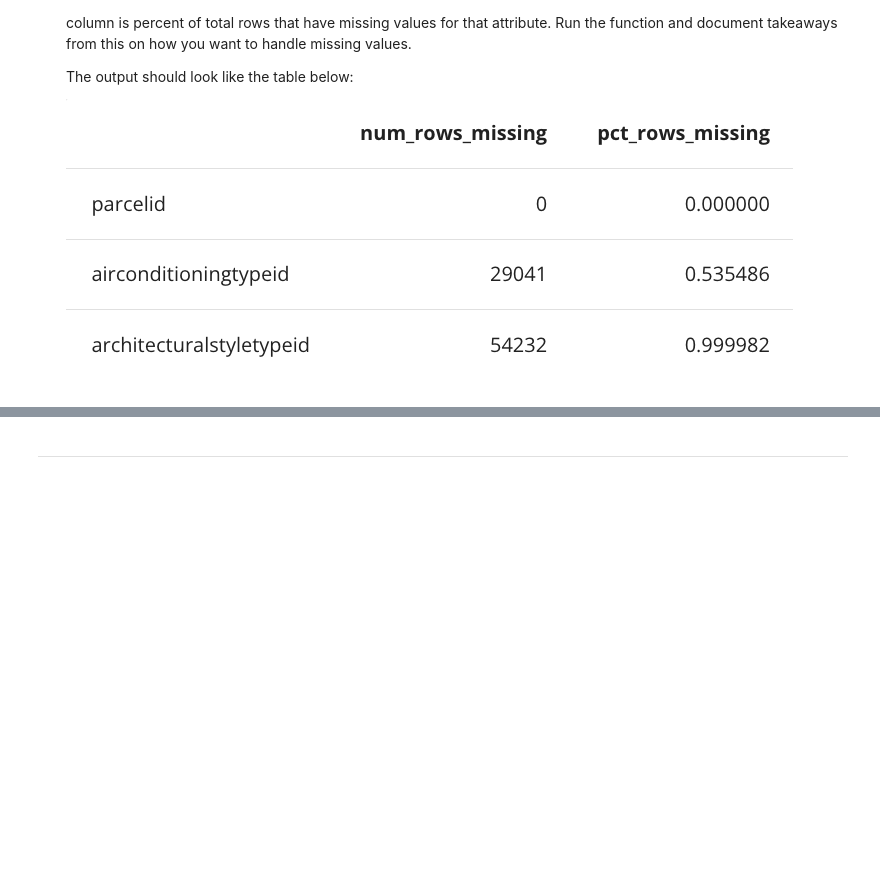
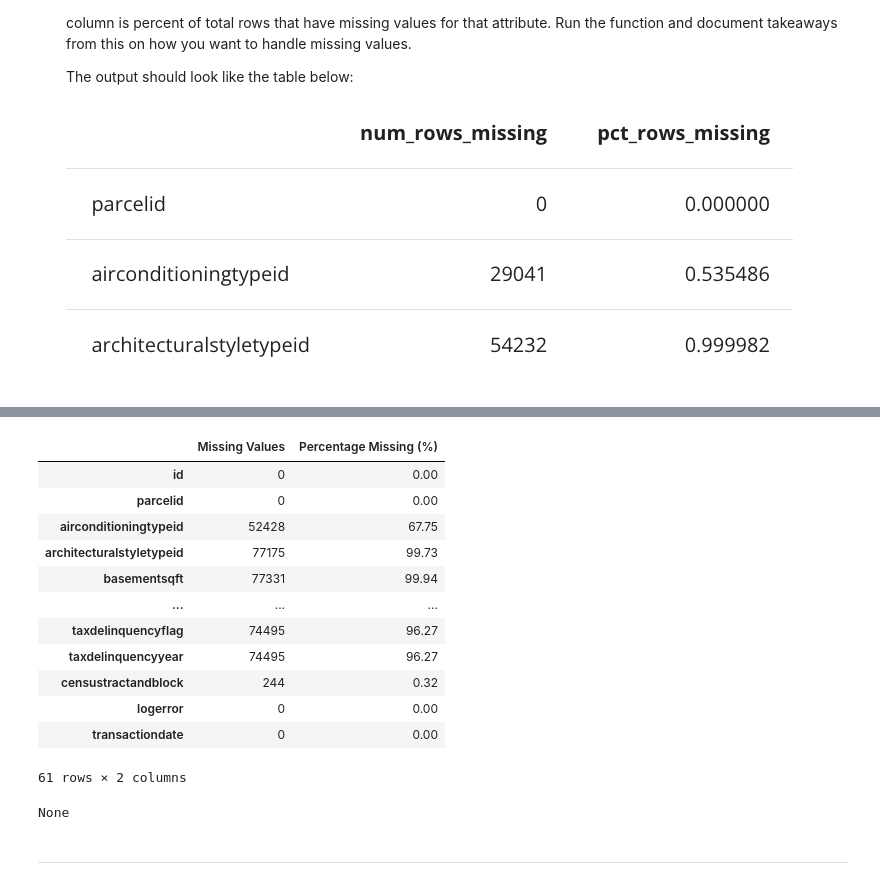
Before and after one commit to Marc-Aradillas/clustering-exercises, a Jupyter notebook: zillow.ipynb, the cells around one changed output, grey strips where cells are left out. Saved outputs shown, nothing was run; the diff lists cells and outputs as text; code cells hidden in the pictures; blank space fills up the shorter version.

```diff
--- a/zillow.ipynb
+++ b/zillow.ipynb
@@ -121,3 +261,10 @@ df.airconditioningtypeid.isna().sum()
     The output should look like the table below:
 
     ![image.png](attachment:00f6395f-3258-44a2-bf58-56f4503a840c.png)
+# %%
+missing_counts = df.isna().sum()
+
+total_rows = len(df)
+missing_percentages = (missing_counts /total_rows) * 100
+
+summary_df = pd.DataFrame({'Missing Values' : missing_counts, 'Percentage Missing (%)' : missing_percentages})
@@ -123,0 +305,16 @@ df.airconditioningtypeid.isna().sum()
+# %%
+summary_df
+# %% [output]
+|  | Missing Values | Percentage Missing (%) |
+| id | 0 | 0.00 |
+| parcelid | 0 | 0.00 |
+| airconditioningtypeid | 52428 | 67.75 |
+| architecturalstyletypeid | 77175 | 99.73 |
+| basementsqft | 77331 | 99.94 |
+| ... | ... | ... |
+| taxdelinquencyflag | 74495 | 96.27 |
+| taxdelinquencyyear | 74495 | 96.27 |
+| censustractandblock | 244 | 0.32 |
+| logerror | 0 | 0.00 |
+| transactiondate | 0 | 0.00 |
+61 rows × 2 columns
@@ -124,3 +323,7 @@ df.airconditioningtypeid.isna().sum()
+# %%
+print(summary_df)
+# %% [output]
+None
 # %% [markdown]
 --------------------------------------------------------------------------------------------------------------------
 # %% [markdown]
```
Also changed, not shown: parts of 25 cells of this notebook, 3 other files.
